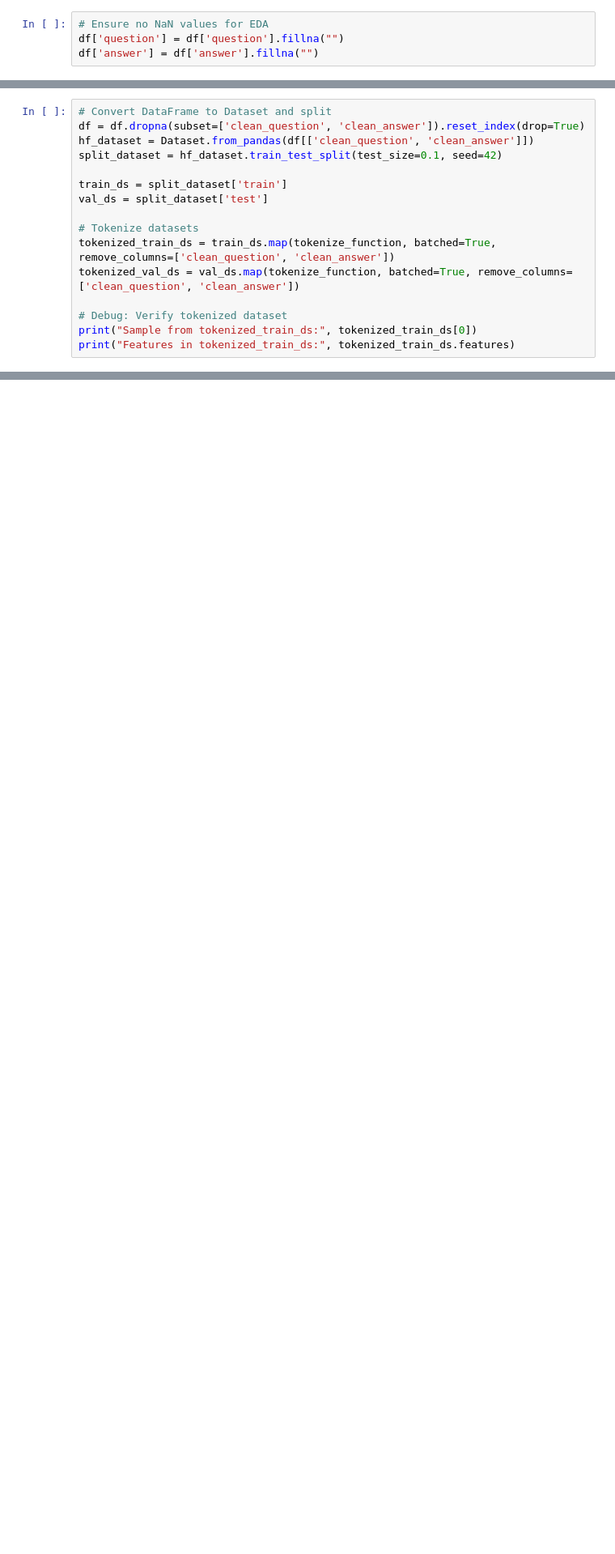
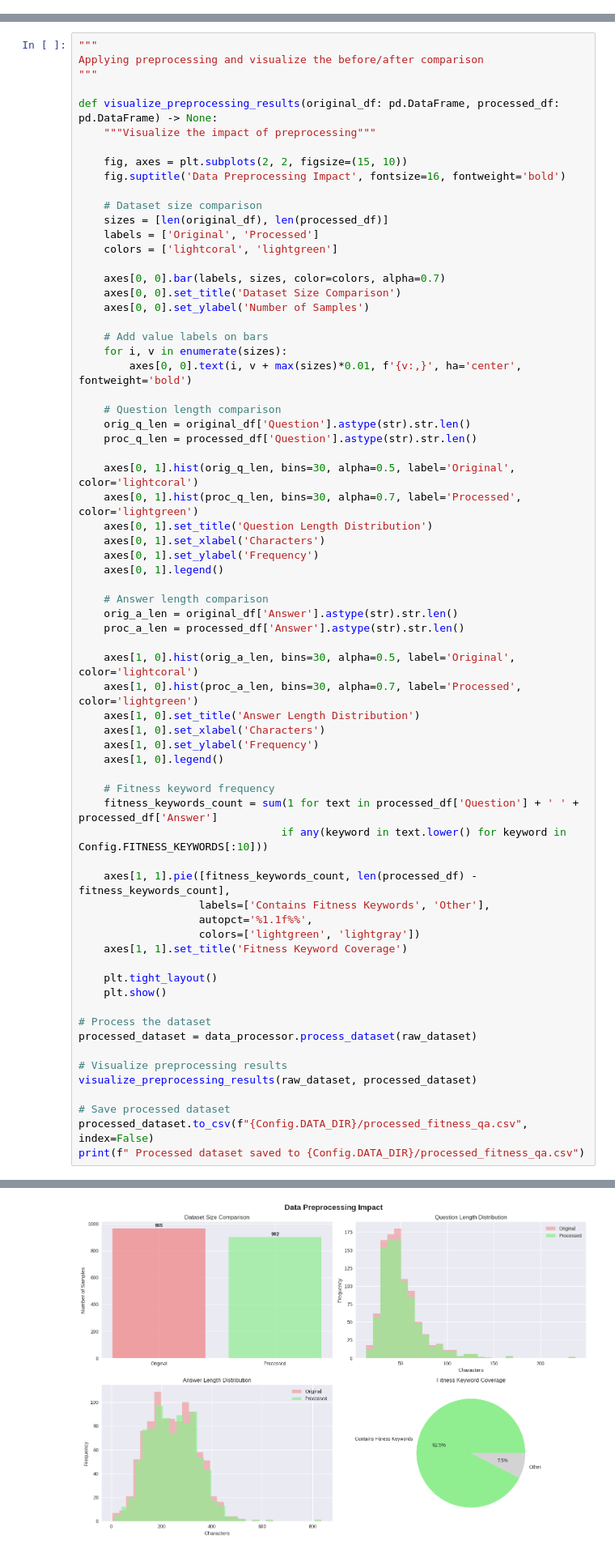
Before and after one commit to Jules-gatete/ML-Techniques-I---CHATBOT, a Jupyter notebook: chatbot_cleaned.ipynb, the cells around one changed output, grey strips where cells are left out. Shown at 81% size. Cells and saved outputs as stored; diff of their text form; blank space fills up the shorter version.

```diff
--- a/chatbot_cleaned.ipynb
+++ b/chatbot_cleaned.ipynb
@@ -107,4 +0,0 @@ None
-# %%
-# Ensure no NaN values for EDA
-df['question'] = df['question'].fillna("")
-df['answer'] = df['answer'].fillna("")
@@ -238,16 +0,0 @@ def tokenize_function(example):
-# %%
-# Convert DataFrame to Dataset and split
-df = df.dropna(subset=['clean_question', 'clean_answer']).reset_index(drop=True)
-hf_dataset = Dataset.from_pandas(df[['clean_question', 'clean_answer']])
-split_dataset = hf_dataset.train_test_split(test_size=0.1, seed=42)
-
-train_ds = split_dataset['train']
-val_ds = split_dataset['test']
-
-# Tokenize datasets
-tokenized_train_ds = train_ds.map(tokenize_function, batched=True, remove_columns=['clean_question', 'clean_answer'])
-tokenized_val_ds = val_ds.map(tokenize_function, batched=True, remove_columns=['clean_question', 'clean_answer'])
-
-# Debug: Verify tokenized dataset
-print("Sample from tokenized_train_ds:", tokenized_train_ds[0])
-print("Features in tokenized_train_ds:", tokenized_train_ds.features)
@@ -488,0 +455,69 @@ print("Token-level F1 Score:", token_f1)
+# %%
+"""
+Applying preprocessing and visualize the before/after comparison
+"""
+
+def visualize_preprocessing_results(original_df: pd.DataFrame, processed_df: pd.DataFrame) -> None:
+    """Visualize the impact of preprocessing"""
+
+    fig, axes = plt.subplots(2, 2, figsize=(15, 10))
+    fig.suptitle('Data Preprocessing Impact', fontsize=16, fontweight='bold')
+
+    # Dataset size comparison
+    sizes = [len(original_df), len(processed_df)]
+    labels = ['Original', 'Processed']
+    colors = ['lightcoral', 'lightgreen']
+
+    axes[0, 0].bar(labels, sizes, color=colors, alpha=0.7)
+    axes[0, 0].set_title('Dataset Size Comparison')
+    axes[0, 0].set_ylabel('Number of Samples')
+
+    # Add value labels on bars
+    for i, v in enumerate(sizes):
+        axes[0, 0].text(i, v + max(sizes)*0.01, f'{v:,}', ha='center', fontweight='bold')
+
+    # Question length comparison
+    orig_q_len = original_df['Question'].astype(str).str.len()
+    proc_q_len = processed_df['Question'].astype(str).str.len()
+
+    axes[0, 1].hist(orig_q_len, bins=30, alpha=0.5, label='Original', color='lightcoral')
+    axes[0, 1].hist(proc_q_len, bins=30, alpha=0.7, label='Processed', color='lightgreen')
+    axes[0, 1].set_title('Question Length Distribution')
+    axes[0, 1].set_xlabel('Characters')
+    axes[0, 1].set_ylabel('Frequency')
+    axes[0, 1].legend()
+
+    # Answer length comparison
+    orig_a_len = original_df['Answer'].astype(str).str.len()
+    proc_a_len = processed_df['Answer'].astype(str).str.len()
+
+    axes[1, 0].hist(orig_a_len, bins=30, alpha=0.5, label='Original', color='lightcoral')
+    axes[1, 0].hist(proc_a_len, bins=30, alpha=0.7, label='Processed', color='lightgreen')
+    axes[1, 0].set_title('Answer Length Distribution')
+    axes[1, 0].set_xlabel('Characters')
+    axes[1, 0].set_ylabel('Frequency')
+    axes[1, 0].legend()
+
+    # Fitness keyword frequency
+    fitness_keywords_count = sum(1 for text in processed_df['Question'] + ' ' + processed_df['Answer']
+                                if any(keyword in text.lower() for keyword in Config.FITNESS_KEYWORDS[:10]))
+
+    axes[1, 1].pie([fitness_keywords_count, len(processed_df) - fitness_keywords_count],
+                   labels=['Contains Fitness Keywords', 'Other'],
+                   autopct='%1.1f%%',
+                   colors=['lightgreen', 'lightgray'])
+    axes[1, 1].set_title('Fitness Keyword Coverage')
+
+    plt.tight_layout()
+    plt.show()
+
+# Process the dataset
+processed_dataset = data_processor.process_dataset(raw_dataset)
+
+# Visualize preprocessing results
+visualize_preprocessing_results(raw_dataset, processed_dataset)
+
+# Save processed dataset
+processed_dataset.to_csv(f"{Config.DATA_DIR}/processed_fitness_qa.csv", index=False)
+print(f" Processed dataset saved to {Config.DATA_DIR}/processed_fitness_qa.csv")
+# %% [output]
@@ -488,0 +539 @@ print("Token-level F1 Score:", token_f1)
+[figure, added]
```
Also changed, not shown: parts of 54 cells of this notebook.
